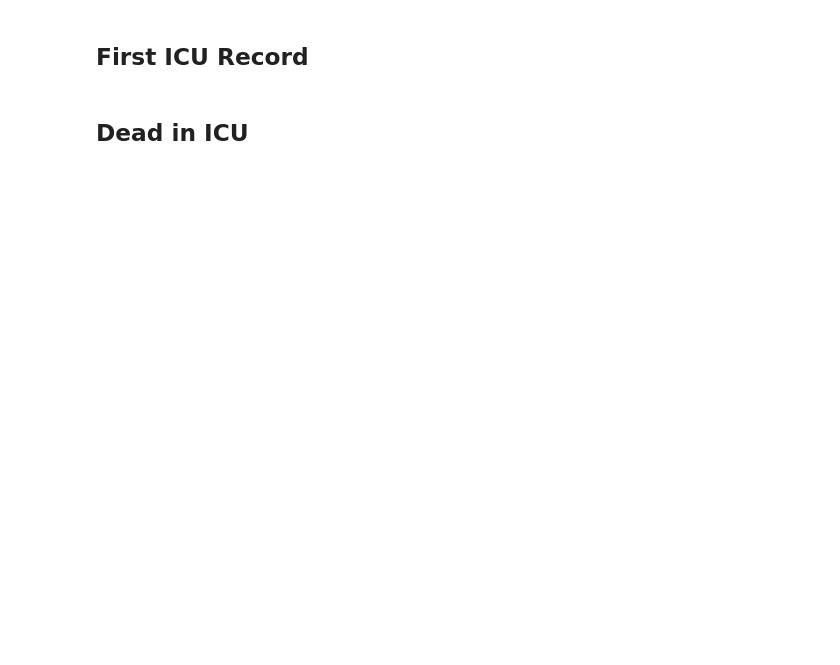
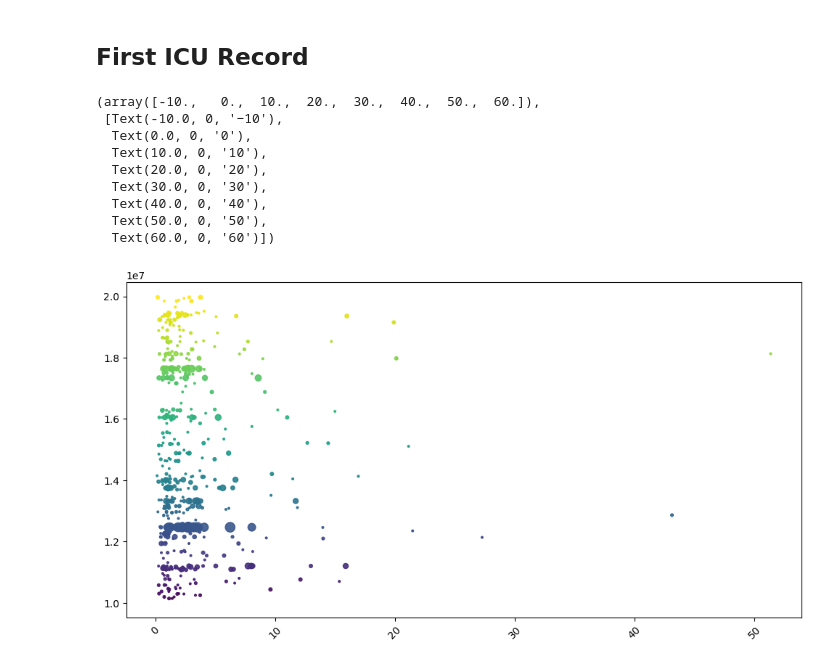
Before and after one commit to sitdownkevin/IBD-EDA, a Jupyter notebook: aes/data_preparation.ipynb, the cells around one changed output. Cells and saved outputs as stored; diff of their text form; code cells hidden in the pictures; blank space fills up the shorter version.

```diff
--- a/aes/data_preparation.ipynb
+++ b/aes/data_preparation.ipynb
@@ -92,15 +93,16 @@ print(data.head())
 # %%
-# 检查缺失值
+# 删除缺失值过多的字段
 cols_missing = []
 
 for col in data.columns:
     if data[col].isna().sum() / data.shape[0]*100 > 5:
         cols_missing.append(col)
-        print(
-            f'{col} => '
-            f'NA Count: {data[col].isna().sum()} ({data[col].isna().sum() / data.shape[0]*100:.2f}%)'
-            '\n'
-        )
+        # print(
+        #     f'{col} => '
+        #     f'NA Count: {data[col].isna().sum()} ({data[col].isna().sum() / data.shape[0]*100:.2f}%)'
+        #     '\n'
+        # )
 
+print('缺失值过多的字段')
 print(cols_missing)
 # %% [output]
@@ -261 +197,6 @@ Index(['subject_id', 'intime', 'los', 'gender', 'age', 'heart_rate',
+# %%
+data['icu_count'] = (
+    data.sort_values(by=['subject_id', 'intime'])
+    .groupby('subject_id').cumcount() + 1
+)
 # %% [markdown]
@@ -263,5 +204,5 @@ Index(['subject_id', 'intime', 'los', 'gender', 'age', 'heart_rate',
 # %%
-cols = ['age', 'heart_rate', 'respiratory_rate', 'hematocrit', 'rdw', 'platelet', 'mcv', 'mch', 'hemoglobin',]
+cols = ['age', 'heart_rate', 'respiratory_rate', 'hematocrit', 'rdw', 'platelet', 'mcv', 'mch', 'hemoglobin', 'icu_count']
 
 # scaler = StandardScaler()
 scaler = MinMaxScaler()
@@ -314,3 +227 @@ for k, v in data.dtypes.items():
 )
-# %% [markdown]
-## Dead in ICU
@@ -322,0 +228,23 @@ for k, v in data.dtypes.items():
+# %%
+plt.figure(figsize=(12, 6))
+
+plt.scatter(data['los'],
+            data['subject_id'],
+            alpha=0.9,
+            s=data['icu_count']*100,
+            c=data['subject_id'].astype('category').cat.codes,
+            cmap='viridis'
+            )  # alpha用于设置点的透明度
+
+plt.xticks(rotation=45)
+# %% [output]
+(array([-10.,   0.,  10.,  20.,  30.,  40.,  50.,  60.]),
+ [Text(-10.0, 0, '−10'),
+  Text(0.0, 0, '0'),
+  Text(10.0, 0, '10'),
+  Text(20.0, 0, '20'),
+  Text(30.0, 0, '30'),
+  Text(40.0, 0, '40'),
+  Text(50.0, 0, '50'),
+  Text(60.0, 0, '60')])
+[figure, added]
```
Also changed, not shown: parts of 23 cells of this notebook, 4 other files.
